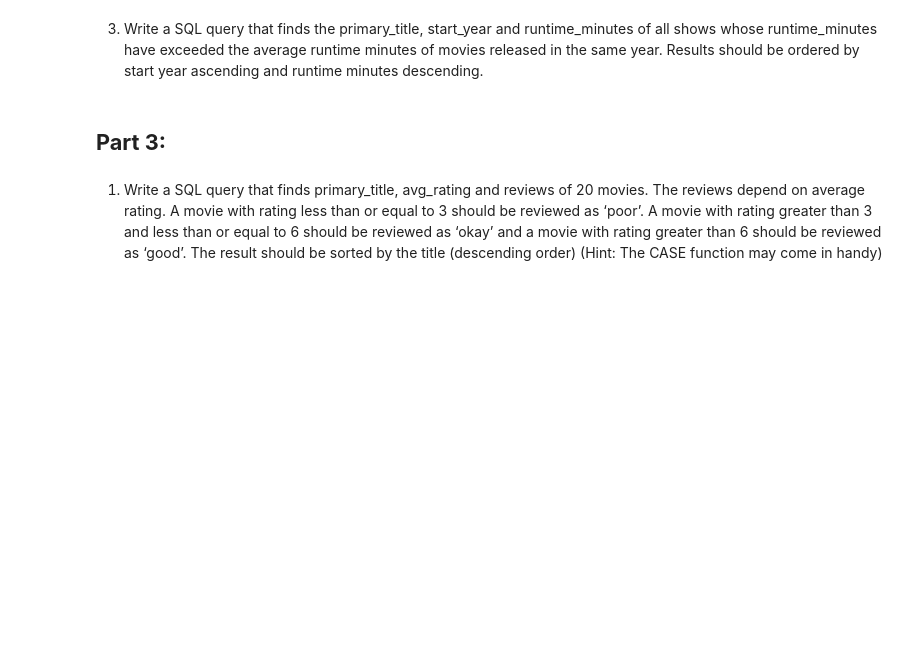
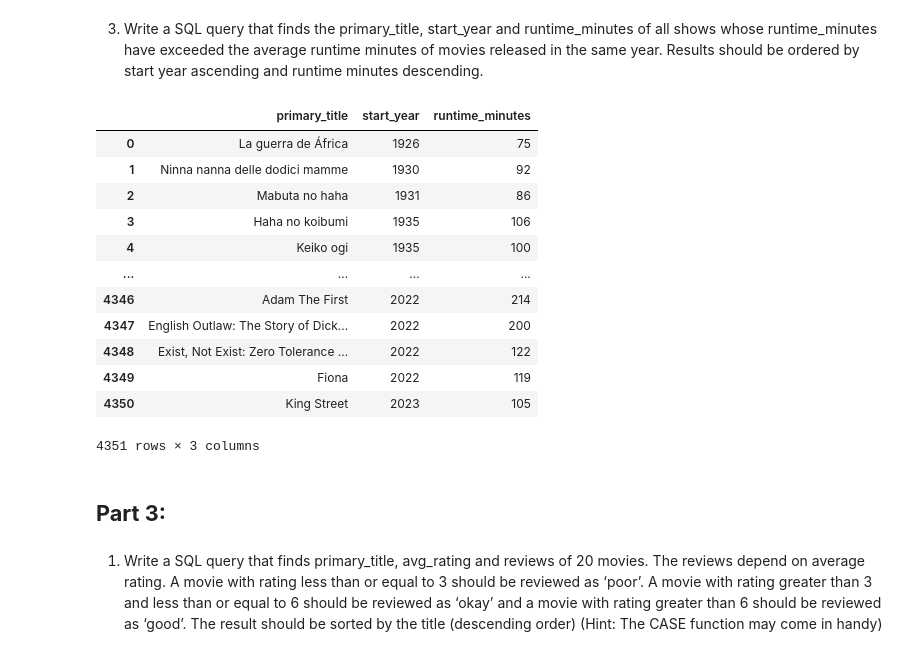
Before and after one commit to bisheshank/sql-stencil-2024, a Jupyter notebook: notebooks/SQL_Assignment.ipynb, the cells around one changed output. Drawn from its saved outputs; the diff is of its cells as text; code cells hidden in the pictures; blank space fills up the shorter version.

```diff
--- a/notebooks/SQL_Assignment.ipynb
+++ b/notebooks/SQL_Assignment.ipynb
@@ -135,10 +283,33 @@ query_sql(p2q2)
 # %%
 ## Answer for Part 2 Question 3
 p2q3 = """
-
+WITH yearly AS (
+SELECT start_year, AVG(runtime_minutes) AS avg_runtime
+FROM titles
+GROUP BY start_year
+)
+SELECT t.primary_title, t.start_year, t.runtime_minutes
+FROM titles t
+JOIN yearly y ON t.start_year = y.start_year
+WHERE t.runtime_minutes > y.avg_runtime
+ORDER BY t.start_year ASC, t.runtime_minutes DESC;
 """
 # For testing
 query_sql(p2q3)
+# %% [output]
+|  | primary_title | start_year | runtime_minutes |
+| 0 | La guerra de África | 1926 | 75 |
+| 1 | Ninna nanna delle dodici mamme | 1930 | 92 |
+| 2 | Mabuta no haha | 1931 | 86 |
+| 3 | Haha no koibumi | 1935 | 106 |
+| 4 | Keiko ogi | 1935 | 100 |
+| ... | ... | ... | ... |
+| 4346 | Adam The First | 2022 | 214 |
+| 4347 | English Outlaw: The Story of Dick... | 2022 | 200 |
+| 4348 | Exist, Not Exist: Zero Tolerance ... | 2022 | 122 |
+| 4349 | Fiona | 2022 | 119 |
+| 4350 | King Street | 2023 | 105 |
+4351 rows × 3 columns
 # %% [markdown]
 ## **Part 3:**
 # %% [markdown]
```
Also changed, not shown: parts of 13 cells of this notebook.
